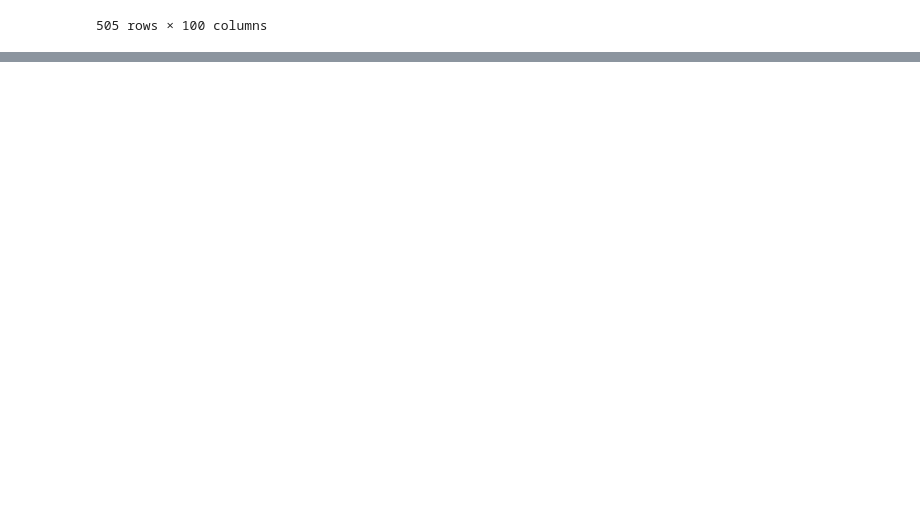
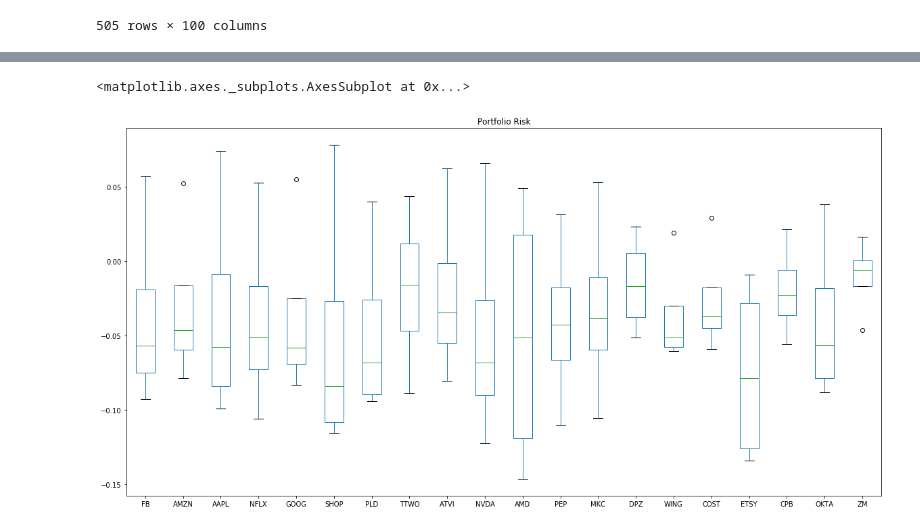
Before and after one commit to HeyokaBull777/Group_5, a Jupyter notebook: Resources/temp/Cramer_1_week_return.ipynb, the cells around one changed output, grey strips where cells are left out. Drawn from its saved outputs; the diff is of its cells as text; code cells hidden in the pictures; blank space fills up the shorter version.

```diff
--- a/Resources/temp/Cramer_1_week_return.ipynb
+++ b/Resources/temp/Cramer_1_week_return.ipynb
@@ -194,0 +171,6 @@ NameError: name 'Path' is not defined
+# %%
+# Box plot to visually show risk
+daily_returns.plot.box(figsize=(20, 10), title="Portfolio Risk")
+# %% [output]
+<matplotlib.axes._subplots.AxesSubplot at 0x...>
+[figure, added]
```
Also changed, not shown: parts of 42 cells of this notebook, 7 other files.
